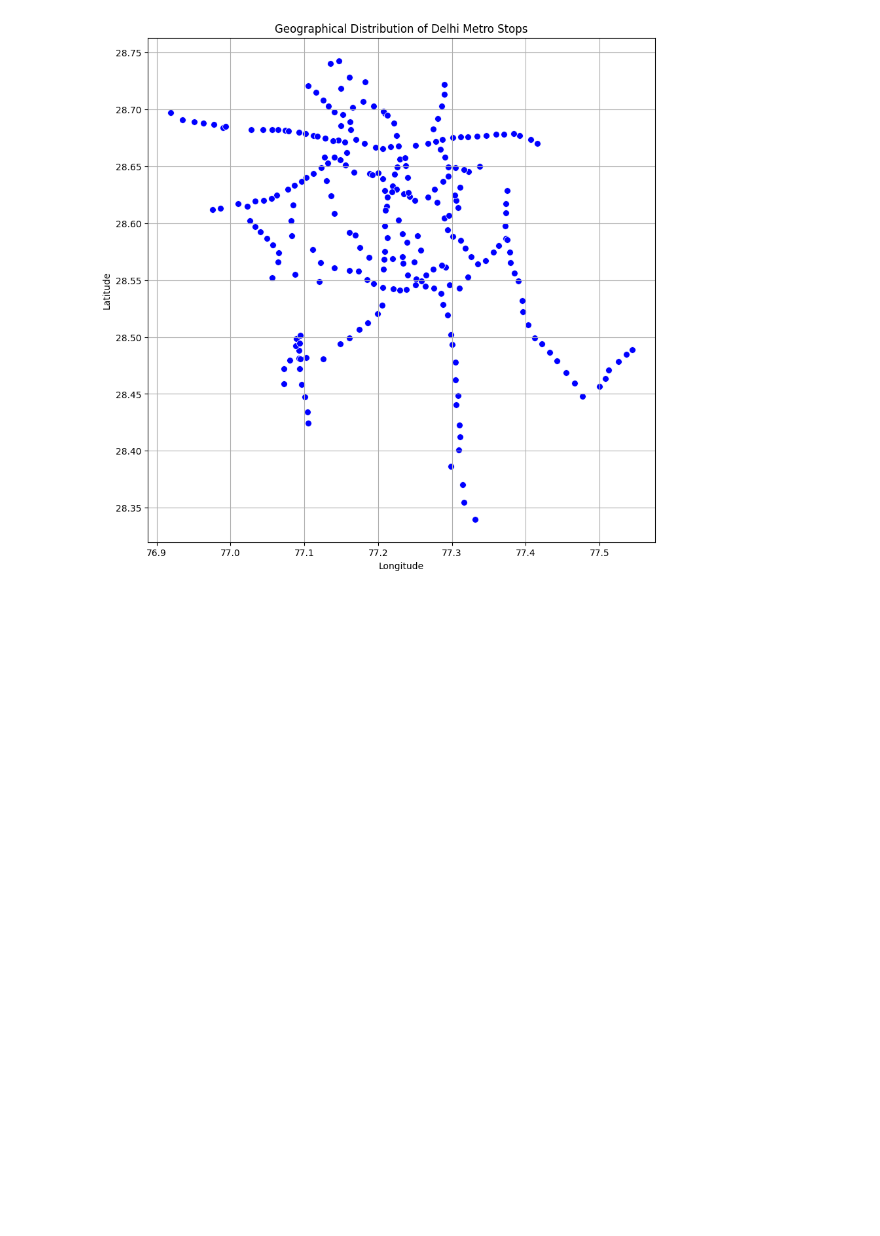
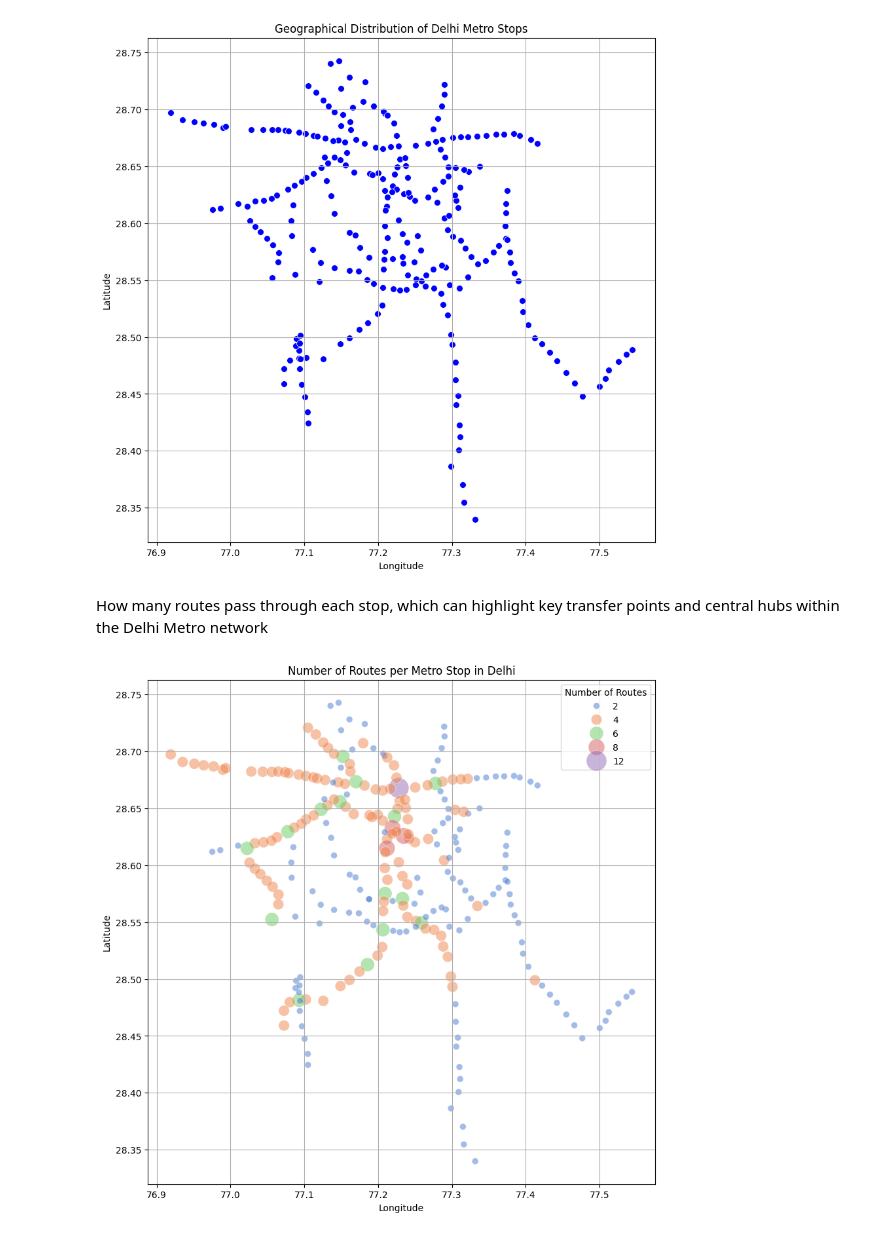
Before and after one commit to Saravanan-20G/Data-Analysis-Projects, a Jupyter notebook: Metro Operations Optimization/Metro Operations Optimization.ipynb, the cells around one changed output. Saved outputs shown, nothing was run; the diff lists cells and outputs as text; code cells hidden in the pictures; blank space fills up the shorter version.

```diff
--- a/Metro Operations Optimization/Metro Operations Optimization.ipynb
+++ b/Metro Operations Optimization/Metro Operations Optimization.ipynb
@@ -147,3 +147,35 @@ plt.grid(True)
 plt.show()
 # %% [output]
 [figure]
+# %% [markdown]
+How many routes pass through each stop, which can highlight key transfer points and central hubs within the Delhi Metro network
+# %%
+stops_with_route=(stop_time.merge(trip,on='trip_id').merge(route,on='route_id'))
+# %%
+stop_route_counts = (
+    stops_with_route
+    .groupby('stop_id', as_index=False)
+    .agg(number_of_routes=('route_id', 'nunique'))
+)
+# %%
+stop_route_counts = stop_route_counts.merge(stop, on='stop_id')
+# %%
+plt.figure(figsize=(10, 10))
+sns.scatterplot(
+    x='stop_lon',
+    y='stop_lat',
+    size='number_of_routes',
+    hue='number_of_routes',
+    sizes=(50, 500),
+    alpha=0.5,
+    palette='muted',
+    data=stop_route_counts
+)
+plt.title('Number of Routes per Metro Stop in Delhi')
+plt.xlabel('Longitude')
+plt.ylabel('Latitude')
+plt.legend(title='Number of Routes')
+plt.grid(True)
+plt.show()
+# %% [output]
+[figure, added]
```
Also changed, not shown: parts of 5 cells of this notebook.
